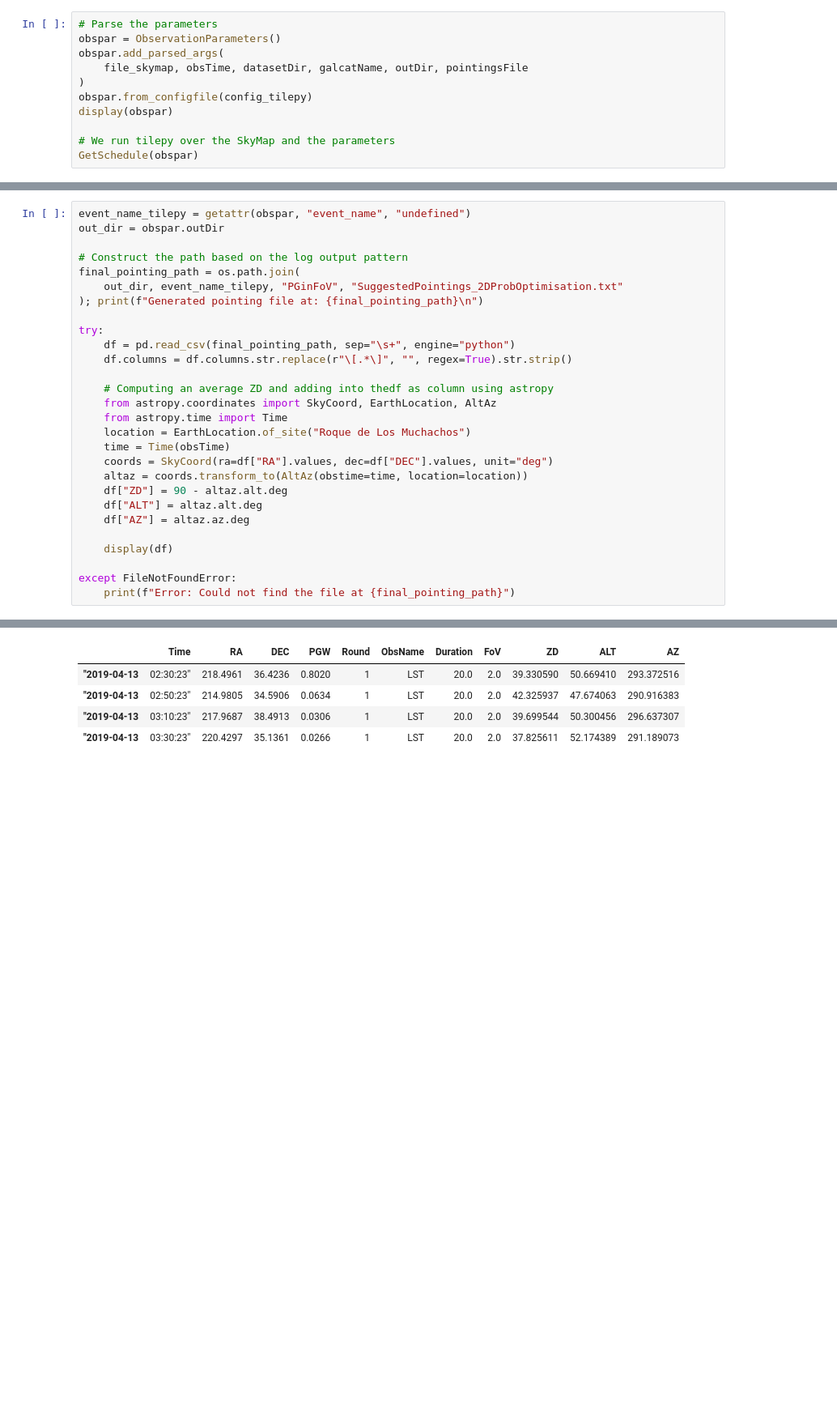
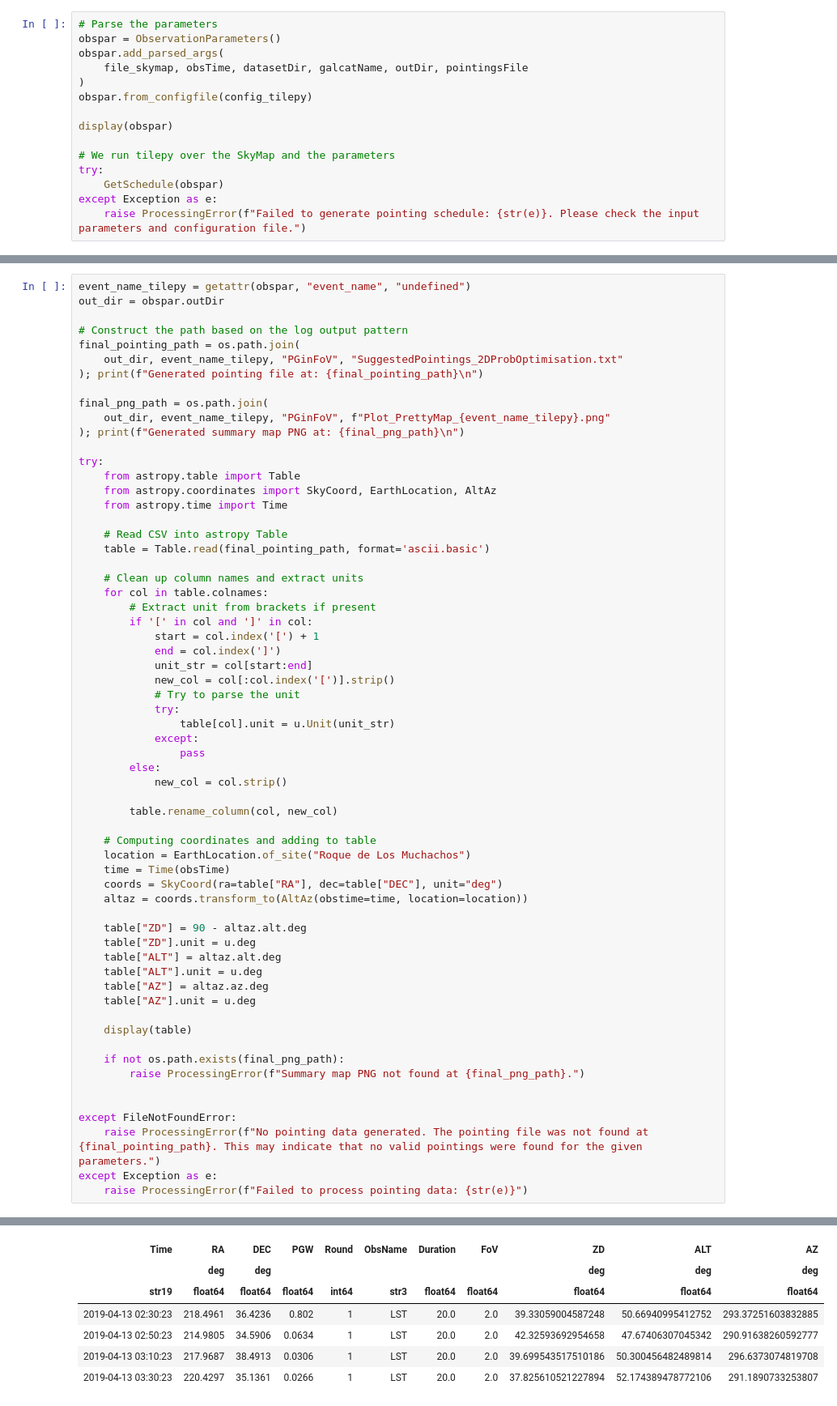
Before and after one commit to juanjq/tilepy-gw-mmoda, a Jupyter notebook: main.ipynb, the cells around one changed output, grey strips where cells are left out. Shown at 81% size. Cells and saved outputs as stored; diff of their text form; blank space fills up the shorter version.

```diff
--- a/main.ipynb
+++ b/main.ipynb
@@ -91,10 +123,14 @@ obspar.add_parsed_args(
     file_skymap, obsTime, datasetDir, galcatName, outDir, pointingsFile
 )
 obspar.from_configfile(config_tilepy)
+
 display(obspar)
 
 # We run tilepy over the SkyMap and the parameters
-GetSchedule(obspar)
+try:
+    GetSchedule(obspar)
+except Exception as e:
+    raise ProcessingError(f"Failed to generate pointing schedule: {str(e)}. Please check the input parameters and configuration file.")
 # %% [output]
 <tilepy.include.CampaignDefinition.ObservationParameters at 0x...>
 ===========================================================================================
@@ -125,24 +171,58 @@ final_pointing_path = os.path.join(
     out_dir, event_name_tilepy, "PGinFoV", "SuggestedPointings_2DProbOptimisation.txt"
 ); print(f"Generated pointing file at: {final_pointing_path}\n")
 
+final_png_path = os.path.join(
+    out_dir, event_name_tilepy, "PGinFoV", f"Plot_PrettyMap_{event_name_tilepy}.png"
+); print(f"Generated summary map PNG at: {final_png_path}\n")
+
 try:
-    df = pd.read_csv(final_pointing_path, sep="\s+", engine="python")
-    df.columns = df.columns.str.replace(r"\[.*\]", "", regex=True).str.strip()
-
-    # Computing an average ZD and adding into thedf as column using astropy
+    from astropy.table import Table
     from astropy.coordinates import SkyCoord, EarthLocation, AltAz
     from astropy.time import Time
+
+    # Read CSV into astropy Table
+    table = Table.read(final_pointing_path, format='ascii.basic')
+
+    # Clean up column names and extract units
+    for col in table.colnames:
+        # Extract unit from brackets if present
+        if '[' in col and ']' in col:
+            start = col.index('[') + 1
+            end = col.index(']')
+            unit_str = col[start:end]
+            new_col = col[:col.index('[')].strip()
+            # Try to parse the unit
+            try:
+                table[col].unit = u.Unit(unit_str)
+            except:
+                pass
+        else:
+            new_col = col.strip()
+
+        table.rename_column(col, new_col)
+
+    # Computing coordinates and adding to table
     location = EarthLocation.of_site("Roque de Los Muchachos")
     time = Time(obsTime)
-    coords = SkyCoord(ra=df["RA"].values, dec=df["DEC"].values, unit="deg")
+    coords = SkyCoord(ra=table["RA"], dec=table["DEC"], unit="deg")
     altaz = coords.transform_to(AltAz(obstime=time, location=location))
-    df["ZD"] = 90 - altaz.alt.deg
-    df["ALT"] = altaz.alt.deg
-    df["AZ"] = altaz.az.deg
 
-    display(df)
+    table["ZD"] = 90 - altaz.alt.deg
+    table["ZD"].unit = u.deg
+    table["ALT"] = altaz.alt.deg
+    table["ALT"].unit = u.deg
+    table["AZ"] = altaz.az.deg
+    table["AZ"].unit = u.deg
+
+    display(table)
+
+    if not os.path.exists(final_png_path):
+        raise ProcessingError(f"Summary map PNG not found at {final_png_path}.")
+
 
 except FileNotFoundError:
-    print(f"Error: Could not find the file at {final_pointing_path}")
+    raise ProcessingError(f"No pointing data generated. The pointing file was not found at {final_pointing_path}. This may indicate that no valid pointings were found for the given parameters.")
+except Exception as e:
+    raise ProcessingError(f"Failed to process pointing data: {str(e)}")
 # %% [output]
 Generated pointing file at: ./output_tilepy/undefined/PGinFoV/SuggestedPointings_2DProbOptimisation.txt
@@ -149,5 +232,7 @@ Generated pointing file at: ./output_tilepy/undefined/PGinFoV/SuggestedPointings
-|  | Time | RA | DEC | PGW | Round | ObsName | Duration | FoV | ZD | ALT | AZ |
-| "2019-04-13 | 02:30:23" | 218.4961 | 36.4236 | 0.8020 | 1 | LST | 20.0 | 2.0 | 39.330590 | 50.669410 | 293.372516 |
-| "2019-04-13 | 02:50:23" | 214.9805 | 34.5906 | 0.0634 | 1 | LST | 20.0 | 2.0 | 42.325937 | 47.674063 | 290.916383 |
-| "2019-04-13 | 03:10:23" | 217.9687 | 38.4913 | 0.0306 | 1 | LST | 20.0 | 2.0 | 39.699544 | 50.300456 | 296.637307 |
-| "2019-04-13 | 03:30:23" | 220.4297 | 35.1361 | 0.0266 | 1 | LST | 20.0 | 2.0 | 37.825611 | 52.174389 | 291.189073 |
+| Time | RA | DEC | PGW | Round | ObsName | Duration | FoV | ZD | ALT | AZ |
+|  | deg | deg |  |  |  |  |  | deg | deg | deg |
+| str19 | float64 | float64 | float64 | int64 | str3 | float64 | float64 | float64 | float64 | float64 |
+| 2019-04-13 02:30:23 | 218.4961 | 36.4236 | 0.802 | 1 | LST | 20.0 | 2.0 | 39.33059004587248 | 50.66940995412752 | 293.37251603832885 |
+| 2019-04-13 02:50:23 | 214.9805 | 34.5906 | 0.0634 | 1 | LST | 20.0 | 2.0 | 42.32593692954658 | 47.67406307045342 | 290.91638260592777 |
+| 2019-04-13 03:10:23 | 217.9687 | 38.4913 | 0.0306 | 1 | LST | 20.0 | 2.0 | 39.699543517510186 | 50.300456482489814 | 296.6373074819708 |
+| 2019-04-13 03:30:23 | 220.4297 | 35.1361 | 0.0266 | 1 | LST | 20.0 | 2.0 | 37.825610521227894 | 52.174389478772106 | 291.1890733253807 |
```
Also changed, not shown: parts of 31 cells of this notebook, 24 other files.
